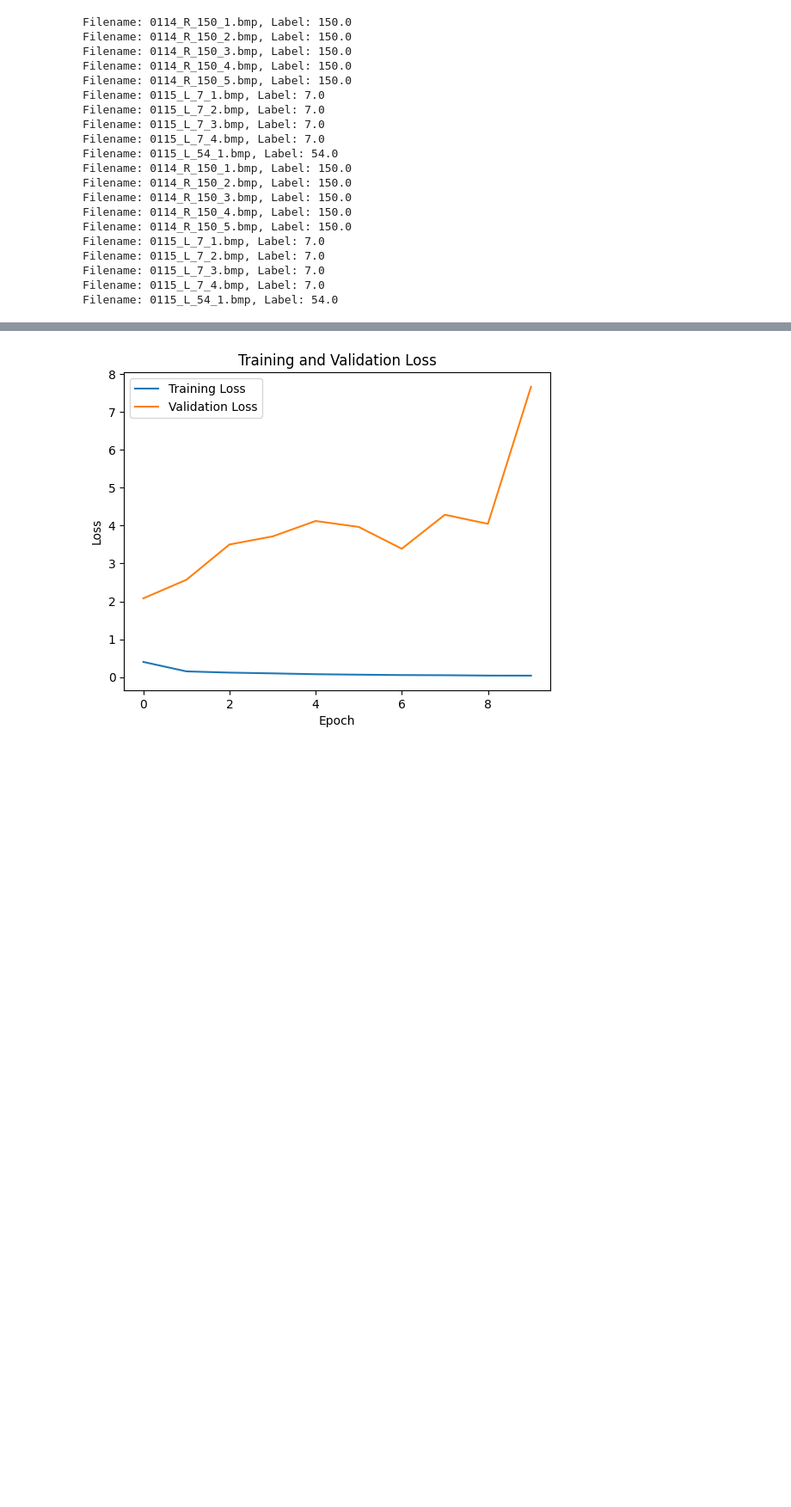
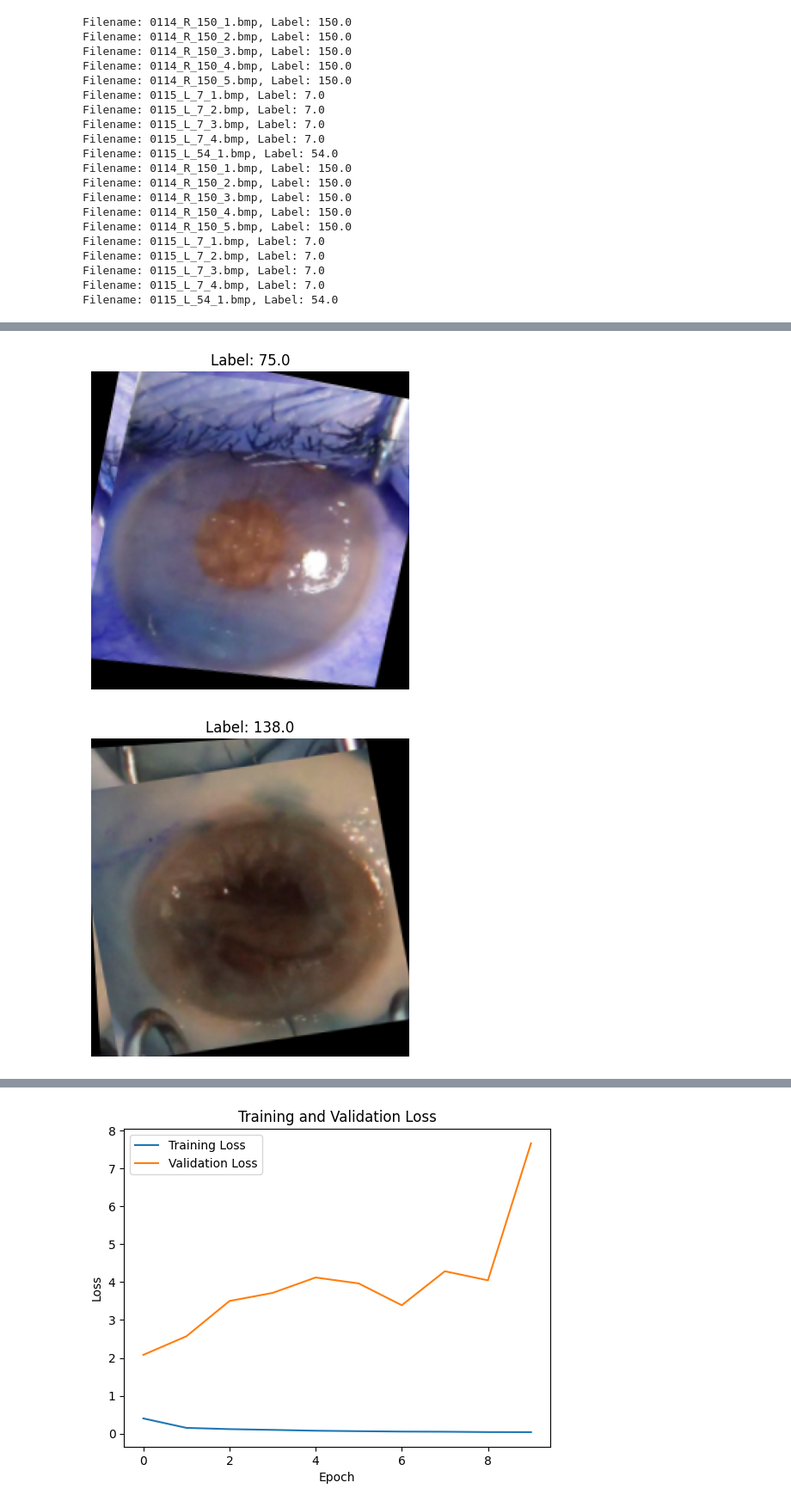
Before and after one commit to itrinia/pmi-code, a Jupyter notebook: detection_rgb_renamed.ipynb, the cells around one changed output, grey strips where cells are left out. Shown at 86% size. Saved outputs shown, nothing was run; the diff lists cells and outputs as text; code cells hidden in the pictures; blank space fills up the shorter version.

Commit message:
changed image data generator to open cv

```diff
--- a/detection_rgb_renamed.ipynb
+++ b/detection_rgb_renamed.ipynb
@@ -236,0 +154,50 @@ base_model = ResNet152(weights='imagenet', include_top=False, input_shape=(IMAGE
+# %%
+def augment_image(image):
+    # Zoom
+    zoom_factor = 1.3
+    height, width = image.shape[:2]
+    zoomed_image = cv2.resize(image, None, fx=zoom_factor, fy=zoom_factor)
+    crop_x = (zoomed_image.shape[1] - width) // 2
+    crop_y = (zoomed_image.shape[0] - height) // 2
+    zoomed_image = zoomed_image[crop_y:crop_y+height, crop_x:crop_x+width]
+
+    # Width and Height Shifts
+    max_shift = 0.3
+    dx = int(max_shift * width * (np.random.rand() - 0.5))
+    dy = int(max_shift * height * (np.random.rand() - 0.5))
+    shifted_image = np.roll(zoomed_image, (dy, dx), axis=(0, 1))
+
+    # Shear
+    shear_factor = 0.3
+    shear_matrix = np.array([[1, shear_factor * (np.random.rand() - 0.5), 0],
+                             [shear_factor * (np.random.rand() - 0.5), 1, 0]], dtype=np.float32)
+    sheared_image = cv2.warpAffine(shifted_image, shear_matrix, (width, height))
+
+    # Rotation
+    angle = 30 * (np.random.rand() - 0.5)
+    rotation_matrix = cv2.getRotationMatrix2D((width // 2, height // 2), angle, 1)
+    rotated_image = cv2.warpAffine(sheared_image, rotation_matrix, (width, height))
+
+    # Flips
+    if np.random.rand() > 0.5:
+        flipped_image = cv2.flip(rotated_image, 1)  # Horizontal flip
+    else:
+        flipped_image = rotated_image
+
+    if np.random.rand() > 0.5:
+        flipped_image = cv2.flip(flipped_image, 0)  # Vertical flip
+
+    return flipped_image
+
+# Apply
+augmented_images = [augment_image(image) for image in X_train_images]
+
+# Visualize
+for i in range(5):
+    plt.imshow(augmented_images[i].squeeze(), cmap='gray')
+    plt.title(f"Label: {y_train[i]}")
+    plt.axis('off')
+    plt.show()
+# %% [output]
+[figure, added]
+[figure, added]
```
Also changed, not shown: parts of 14 cells of this notebook.
